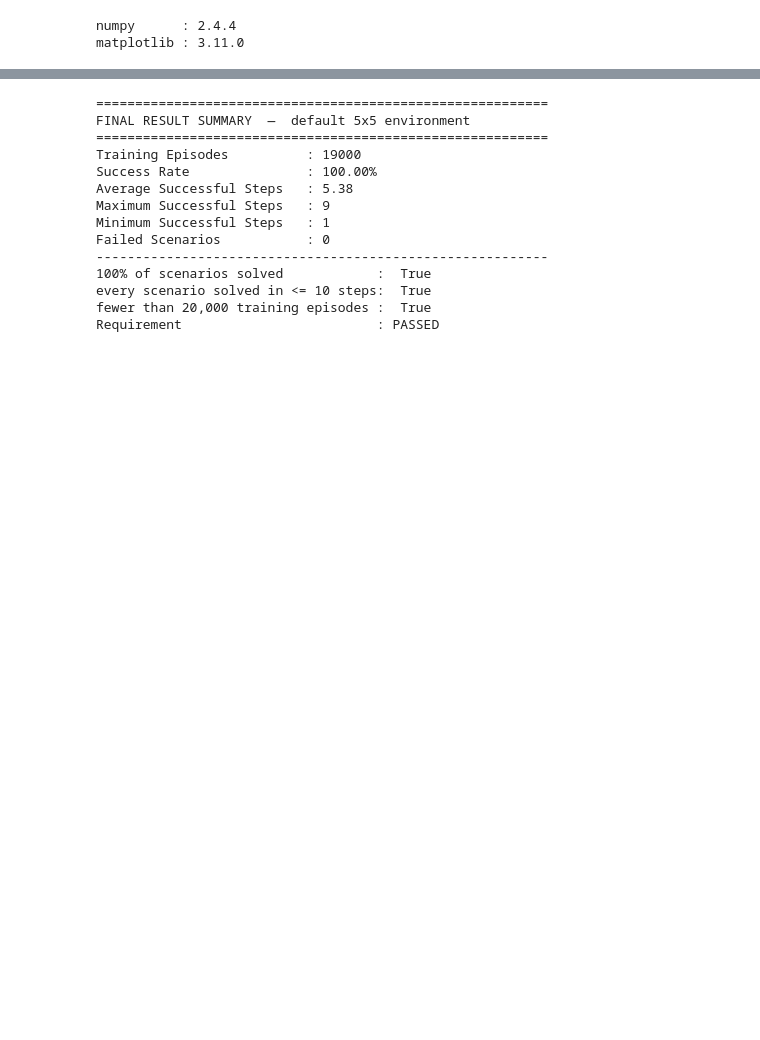
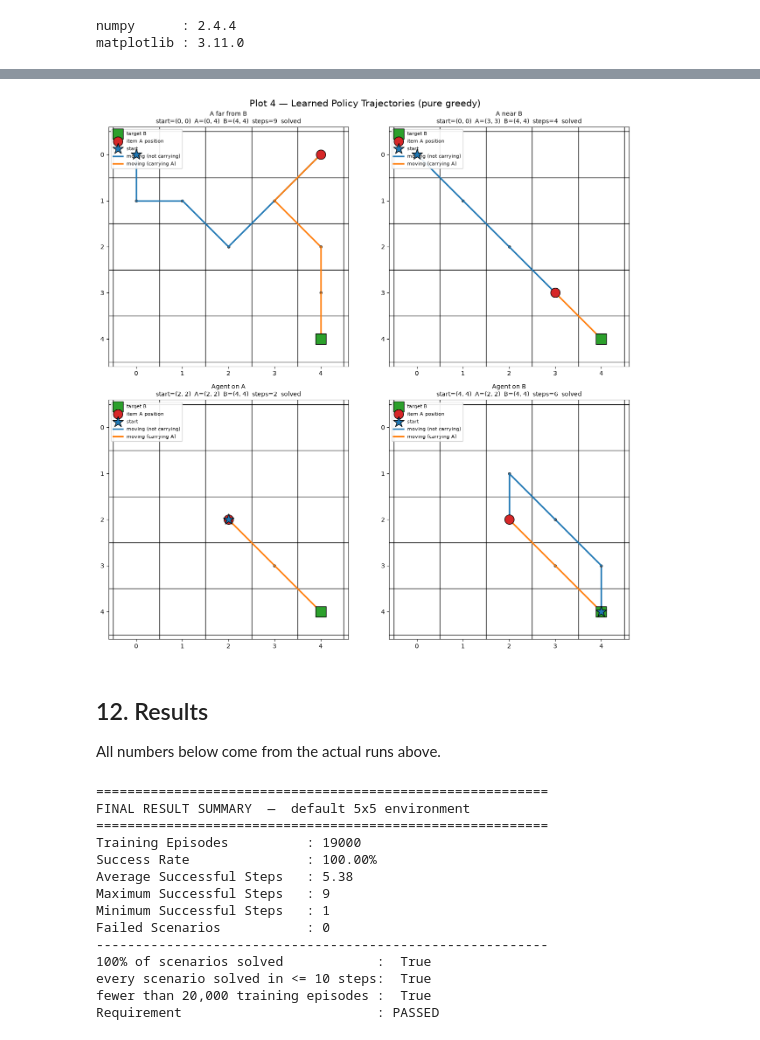
Before and after one commit to naimur-rooted/riseup-practical-assignment, a Jupyter notebook: phase-2/part-1/tabular_q_learning_single_agent.ipynb, the cells around one changed output, grey strips where cells are left out. Drawn from its saved outputs; the diff is of its cells as text; code cells hidden in the pictures; blank space fills up the shorter version.

```diff
--- a/phase-2/part-1/tabular_q_learning_single_agent.ipynb
+++ b/phase-2/part-1/tabular_q_learning_single_agent.ipynb
@@ -976,0 +457,11 @@ assignment conditions directly.
+# %%
+mv_reward = moving_average(episode_rewards, MOVING_AVG_WINDOW)
+mv_steps = moving_average(episode_steps, MOVING_AVG_WINDOW)
+
+print(f"{'episodes':>10} | {'mean reward':>11} | {'mean steps':>10} | {'success':>8}")
+for lo in range(0, EPISODES, 2_000):
+    hi = min(lo + 2_000, EPISODES)
+    r = np.mean(episode_rewards[lo:hi])
+    s = np.mean(episode_steps[lo:hi])
+    ok = sum(episode_success[lo:hi]) / (hi - lo) * 100
+    print(f"{lo:>5}-{hi:<4} | {r:11.2f} | {s:10.2f} | {ok:7.1f}%")
@@ -977,3 +632,62 @@ assignment conditions directly.
+# %%
+example_scenarios = [
+    ("A far from B",   (0, 0), (0, 4)),
+    ("A near B",       (0, 0), (3, 3)),
+    ("Agent on A",     (2, 2), (2, 2)),
+    ("Agent on B",     (4, 4), (2, 2)),
+]
+
+
+def plot_trajectory(ax, env, trajectory, title):
+    """Draw one greedy trajectory; orange segment = while carrying A."""
+    n = env.n
+    for i in range(n + 1):
+        ax.axhline(i - 0.5, color="black", lw=1)
+        ax.axvline(i - 0.5, color="black", lw=1)
+    ax.set_xlim(-0.6, n - 0.4)
+    ax.set_ylim(n - 0.4, -0.6)
+    ax.set_aspect("equal")
+    ax.set_xticks(range(n)); ax.set_yticks(range(n))
+    ax.set_title(title, fontsize=10)
+
+    br, bc = env.target
+    ax.scatter(bc, br, marker="s", s=280, color="tab:green",
+               edgecolor="black", zorder=6, label="target B")
+
+    ar, ac, ir, ic, _ = trajectory[0]
+    ax.scatter(ic, ir, marker="o", s=240, color="tab:red",
+               edgecolor="black", zorder=6, label="item A position")
+    ax.scatter(ac, ar, marker="*", s=340, color="tab:blue",
+               edgecolor="black", zorder=7, label="start")
+
+    points = [(s[1], s[0]) for s in trajectory]
+    flags = [int(s[4]) for s in trajectory[:-1]]
+    for (c0, r0), (c1, r1), carry in zip(points[:-1], points[1:], flags):
+        color = "tab:orange" if carry else "tab:blue"
+        ax.plot([c0, c1], [r0, r1], color=color, lw=2.5, zorder=4)
+        ax.plot(c1, r1, "o", color="0.25", ms=4, zorder=4)
+
+    ax.plot([], [], color="tab:blue", lw=2.5, label="moving (not carrying)")
+    ax.plot([], [], color="tab:orange", lw=2.5, label="moving (carrying A)")
+    ax.legend(loc="upper left", fontsize=8, framealpha=0.9)
+
+
+fig, axes = plt.subplots(2, 2, figsize=(13, 13))
+for ax, (label, start, item) in zip(axes.ravel(), example_scenarios):
+    done, steps, trajectory, _ = greedy_rollout(env, agent, start, item)
+    title = (f"{label}\nstart={start}  A={item}  B={env.target}  "
+             f"steps={steps}  {'solved' if done else 'UNSOLVED'}")
+    plot_trajectory(ax, env, trajectory, title)
+
+fig.suptitle("Plot 4 — Learned Policy Trajectories (pure greedy)", fontsize=15)
+plt.tight_layout()
+plt.show()
+# %% [output]
+[figure, added]
+# %% [markdown]
+## 12. Results
+
+All numbers below come from the actual runs above.
 # %%
 print("=" * 58)
 print("FINAL RESULT SUMMARY  —  default 5x5 environment")
```
Also changed, not shown: parts of 59 cells of this notebook.
